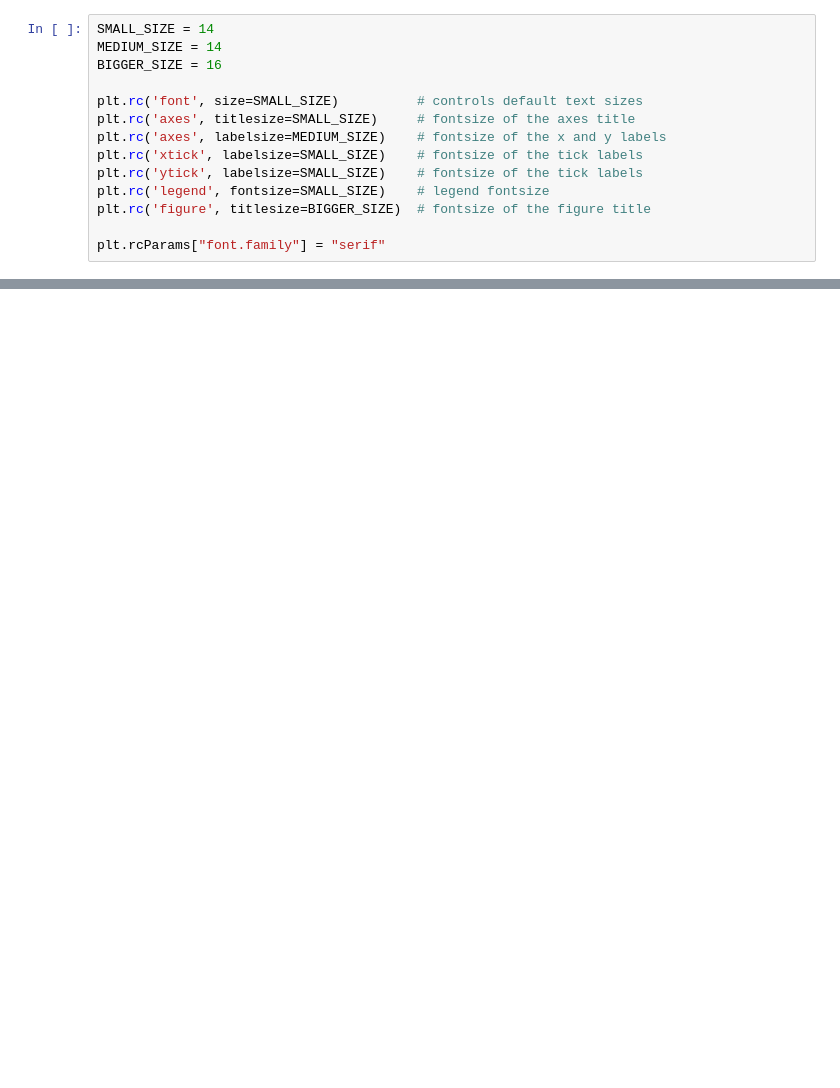
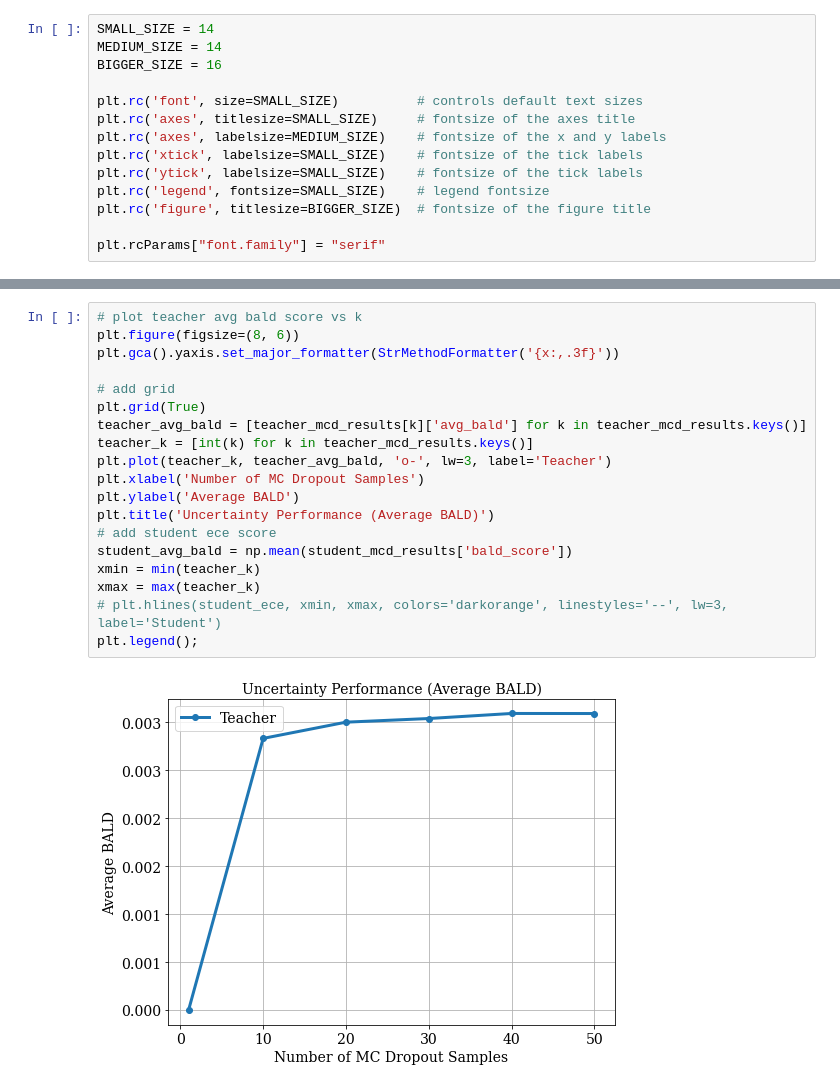
Before and after one commit to jsonnenburg/real-time-uncertainty-text-classification, a Jupyter notebook: analysis/teacher_student_MCD_performance.ipynb, the cells around one changed output, grey strips where cells are left out. Saved outputs shown, nothing was run; the diff lists cells and outputs as text; blank space fills up the shorter version.

```diff
--- a/analysis/teacher_student_MCD_performance.ipynb
+++ b/analysis/teacher_student_MCD_performance.ipynb
@@ -91,0 +75,21 @@ plt.legend();
+# %%
+# plot teacher avg bald score vs k
+plt.figure(figsize=(8, 6))
+plt.gca().yaxis.set_major_formatter(StrMethodFormatter('{x:,.3f}'))
+
+# add grid
+plt.grid(True)
+teacher_avg_bald = [teacher_mcd_results[k]['avg_bald'] for k in teacher_mcd_results.keys()]
+teacher_k = [int(k) for k in teacher_mcd_results.keys()]
+plt.plot(teacher_k, teacher_avg_bald, 'o-', lw=3, label='Teacher')
+plt.xlabel('Number of MC Dropout Samples')
+plt.ylabel('Average BALD')
+plt.title('Uncertainty Performance (Average BALD)')
+# add student ece score
+student_avg_bald = np.mean(student_mcd_results['bald_score'])
+xmin = min(teacher_k)
+xmax = max(teacher_k)
+# plt.hlines(student_ece, xmin, xmax, colors='darkorange', linestyles='--', lw=3, label='Student')
+plt.legend();
+# %% [output]
+[figure, added]
```
Also changed, not shown: parts of 5 cells of this notebook, 1 other file.
